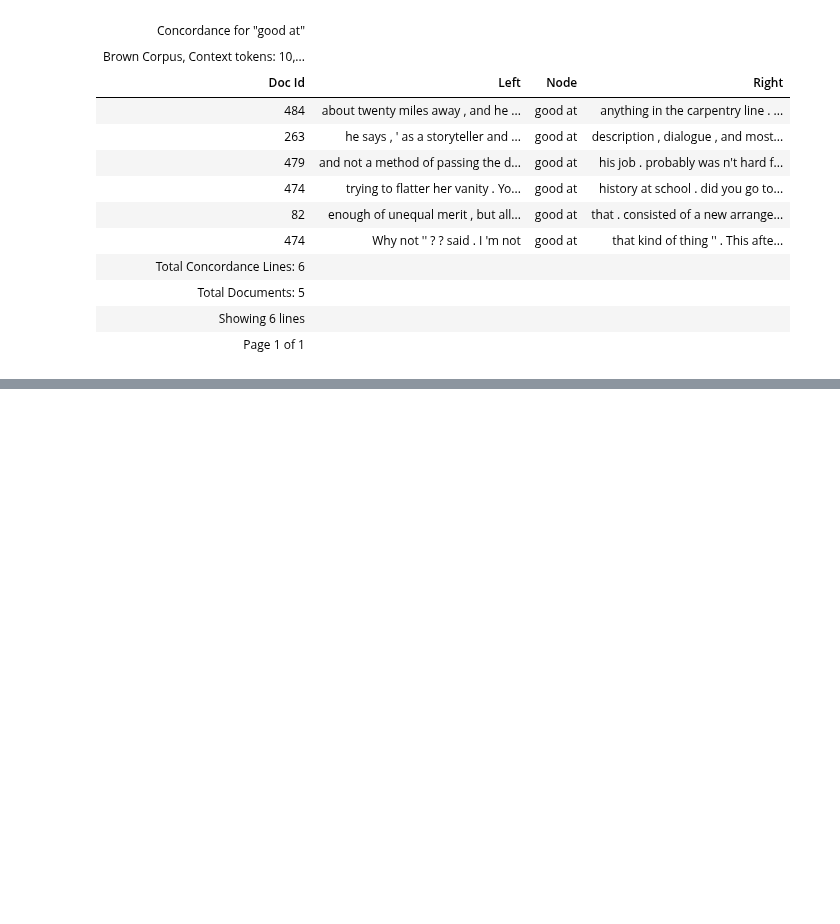
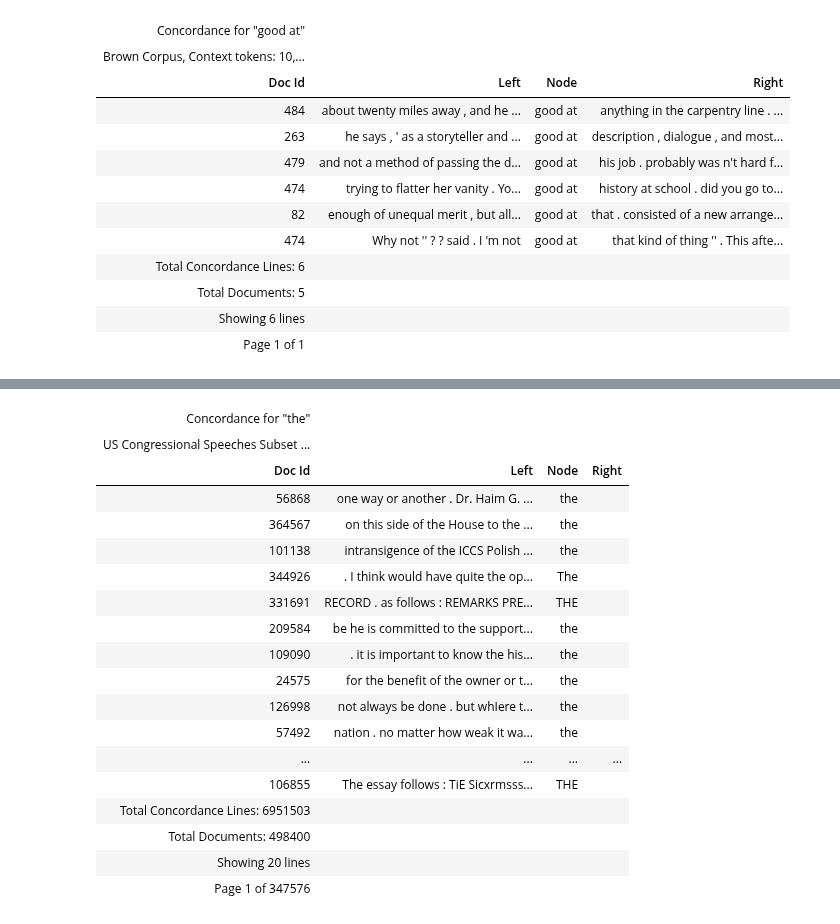
Before and after one commit to polsci/conc, a Jupyter notebook: nbs/api/72_concordance.ipynb, the cells around one changed output, grey strips where cells are left out. Saved outputs shown, nothing was run; the diff lists cells and outputs as text; code cells hidden in the pictures; blank space fills up the shorter version.

```diff
--- a/nbs/api/72_concordance.ipynb
+++ b/nbs/api/72_concordance.ipynb
@@ -471,0 +481,7 @@ report_brown.concordance('dog', context_length = 10, order='1R2R3R', ignore_punc
+# %%
+#| hide
+# THIS NEEDS TO BE COMMENTED OUT BEFORE CI AS NOT INCLUDED IN SAMPLE DATA
+set_logger_state('verbose')
+report_congress.concordance('the', context_length = 10, order='1R2R3R', ignore_punctuation=True, show_all_columns = False).display()
+set_logger_state('quiet')
+# %% [output]
@@ -471,0 +505,19 @@ report_brown.concordance('dog', context_length = 10, order='1R2R3R', ignore_punc
+| Concordance for "the" |  |  |  |
+| US Congressional Speeches Subset ... |  |  |  |
+| Doc Id | Left | Node | Right |
+| 56868 | one way or another . Dr. Haim G. ... | the |  |
+| 364567 | on this side of the House to the ... | the |  |
+| 101138 | intransigence of the ICCS Polish ... | the |  |
+| 344926 | . I think would have quite the op... | The |  |
+| 331691 | RECORD . as follows : REMARKS PRE... | THE |  |
+| 209584 | be he is committed to the support... | the |  |
+| 109090 | . it is important to know the his... | the |  |
+| 24575 | for the benefit of the owner or t... | the |  |
+| 126998 | not always be done . but whIere t... | the |  |
+| 57492 | nation . no matter how weak it wa... | the |  |
+| ... | ... | ... | ... |
+| 106855 | The essay follows : TiE Sicxrmsss... | THE |  |
+| Total Concordance Lines: 6951503 |  |  |  |
+| Total Documents: 498400 |  |  |  |
+| Showing 20 lines |  |  |  |
+| Page 1 of 347576 |  |  |  |
```
Also changed, not shown: parts of 7 cells of this notebook, 1 other file.
